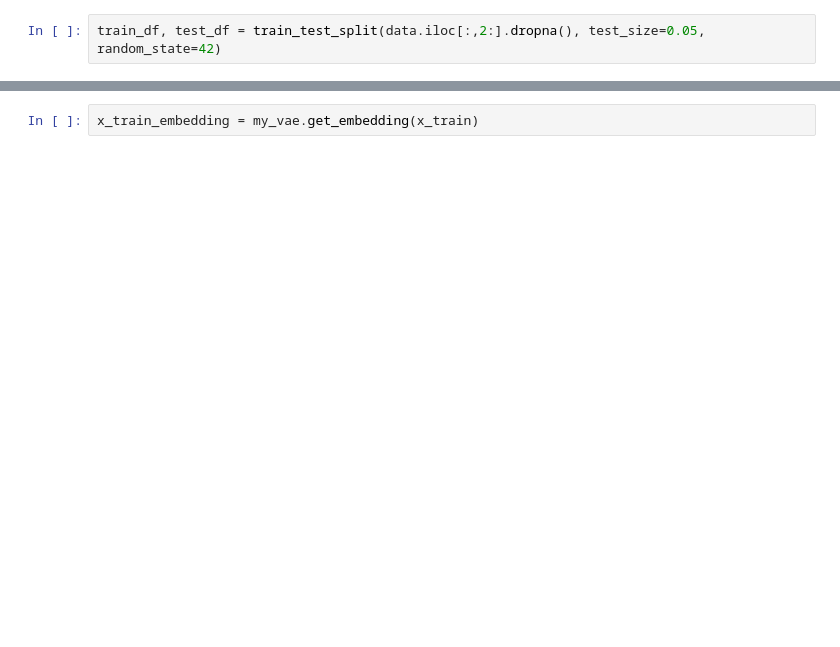
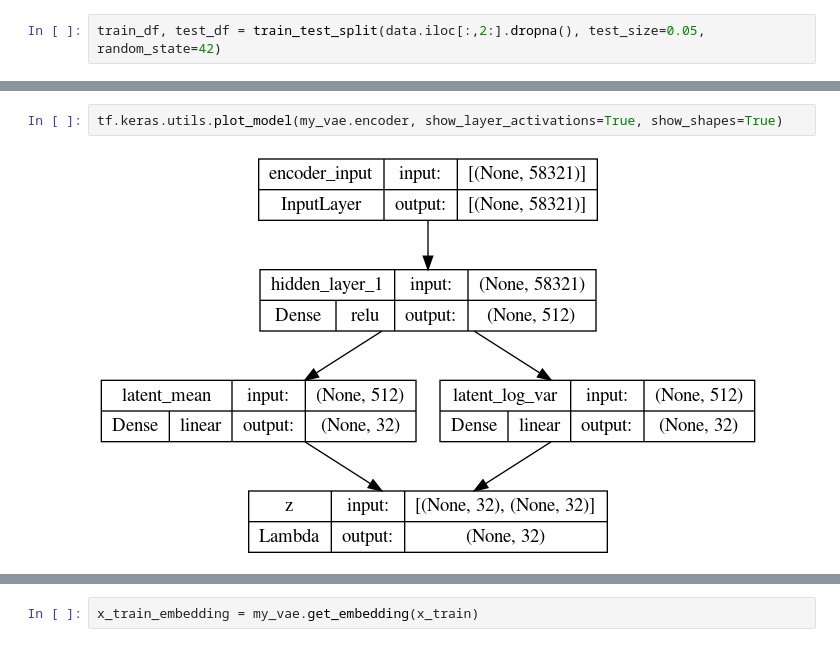
Before and after one commit to akira-nair/multiomic-model-tcga, a Jupyter notebook: models/MAVI/MAVI.ipynb, the cells around one changed output, grey strips where cells are left out. Drawn from its saved outputs; the diff is of its cells as text; blank space fills up the shorter version.

```diff
--- a/models/MAVI/MAVI.ipynb
+++ b/models/MAVI/MAVI.ipynb
@@ -67,0 +126,4 @@ my_vae.plot_latent_space(x_train, y_train, output=None)
+# %%
+tf.keras.utils.plot_model(my_vae.encoder, show_layer_activations=True, show_shapes=True)
+# %% [output]
+[figure, added]
```
Also changed, not shown: parts of 31 cells of this notebook, 4 other files.
